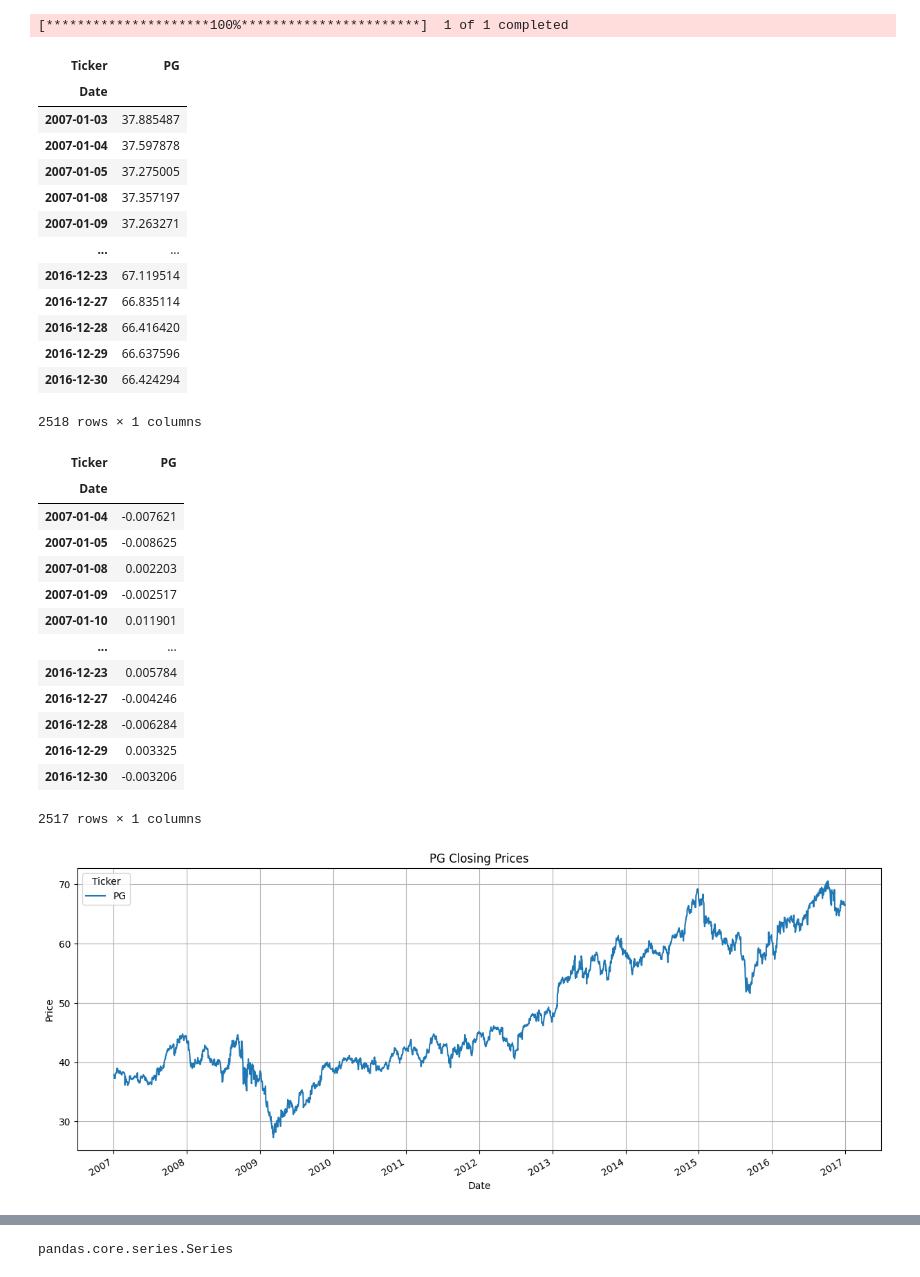
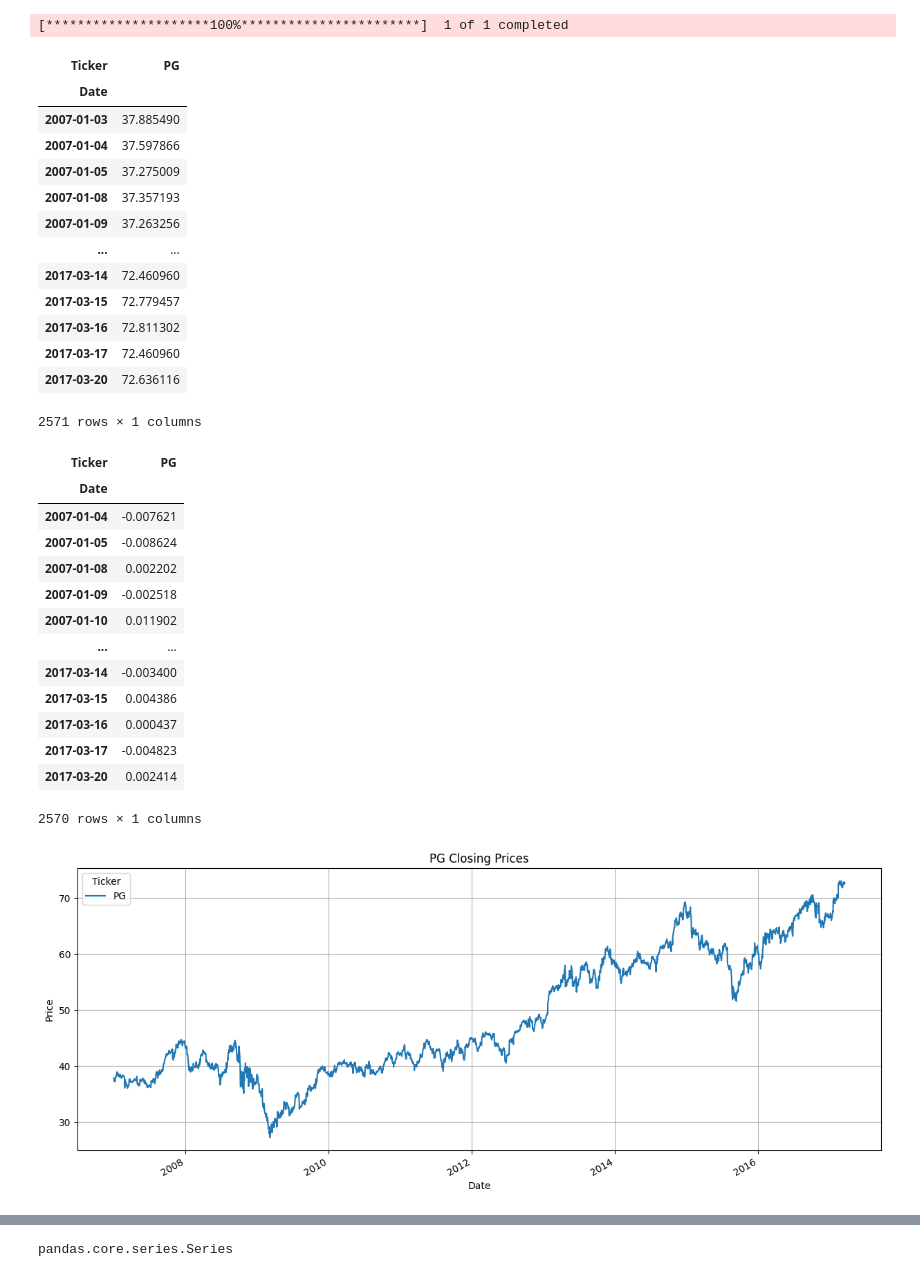
Before and after one commit to Rainspistols/Python-for-Finance, a Jupyter notebook: some.ipynb, the cells around one changed output, grey strips where cells are left out. Drawn from its saved outputs; the diff is of its cells as text; code cells hidden in the pictures.

```diff
--- a/some.ipynb
+++ b/some.ipynb
@@ -10,32 +10,32 @@
 # %%
 import datetime as dt
 import numpy as np
 import pandas as pd
 import matplotlib.pyplot as plt
 import yfinance as yf
 from scipy.stats import norm
 
 
 ticker = "PG"
 
-data = yf.download(ticker, start="2007-01-01", end="2017-01-01")["Close"]
+data = yf.download(ticker, start="2007-01-01", end="2017-03-21")["Close"]
 data
 # %% [output]
 [*********************100%***********************]  1 of 1 completed
 | Ticker | PG |
 | Date |  |
-| 2007-01-03 | 37.885487 |
-| 2007-01-04 | 37.597878 |
-| 2007-01-05 | 37.275005 |
-| 2007-01-08 | 37.357197 |
-| 2007-01-09 | 37.263271 |
+| 2007-01-03 | 37.885490 |
+| 2007-01-04 | 37.597866 |
+| 2007-01-05 | 37.275009 |
+| 2007-01-08 | 37.357193 |
+| 2007-01-09 | 37.263256 |
 | ... | ... |
-| 2016-12-23 | 67.119514 |
-| 2016-12-27 | 66.835114 |
-| 2016-12-28 | 66.416420 |
-| 2016-12-29 | 66.637596 |
-| 2016-12-30 | 66.424294 |
+| 2017-03-14 | 72.460960 |
+| 2017-03-15 | 72.779457 |
+| 2017-03-16 | 72.811302 |
+| 2017-03-17 | 72.460960 |
+| 2017-03-20 | 72.636116 |
-2518 rows × 1 columns
+2571 rows × 1 columns
 # %%
 log_returns = np.log(1 + data.pct_change()).dropna()
 log_returns
@@ -43,17 +43,17 @@ log_returns
 | Ticker | PG |
 | Date |  |
 | 2007-01-04 | -0.007621 |
-| 2007-01-05 | -0.008625 |
-| 2007-01-08 | 0.002203 |
-| 2007-01-09 | -0.002517 |
-| 2007-01-10 | 0.011901 |
+| 2007-01-05 | -0.008624 |
+| 2007-01-08 | 0.002202 |
+| 2007-01-09 | -0.002518 |
+| 2007-01-10 | 0.011902 |
 | ... | ... |
-| 2016-12-23 | 0.005784 |
-| 2016-12-27 | -0.004246 |
-| 2016-12-28 | -0.006284 |
-| 2016-12-29 | 0.003325 |
-| 2016-12-30 | -0.003206 |
+| 2017-03-14 | -0.003400 |
+| 2017-03-15 | 0.004386 |
+| 2017-03-16 | 0.000437 |
+| 2017-03-17 | -0.004823 |
+| 2017-03-20 | 0.002414 |
-2517 rows × 1 columns
+2570 rows × 1 columns
 # %%
 data.plot(figsize=(15, 6))
 plt.title(f"{ticker} Closing Prices")
@@ -62,7 +62,7 @@ plt.ylabel("Price")
 plt.grid()
 plt.show()
 # %% [output]
-[figure, old version]
+[figure, new version]
 # %%
 log_returns.plot(figsize=(15, 6))
 plt.title(f"{ticker} Log Returns")
```
Also changed, not shown: parts of 22 cells of this notebook.
